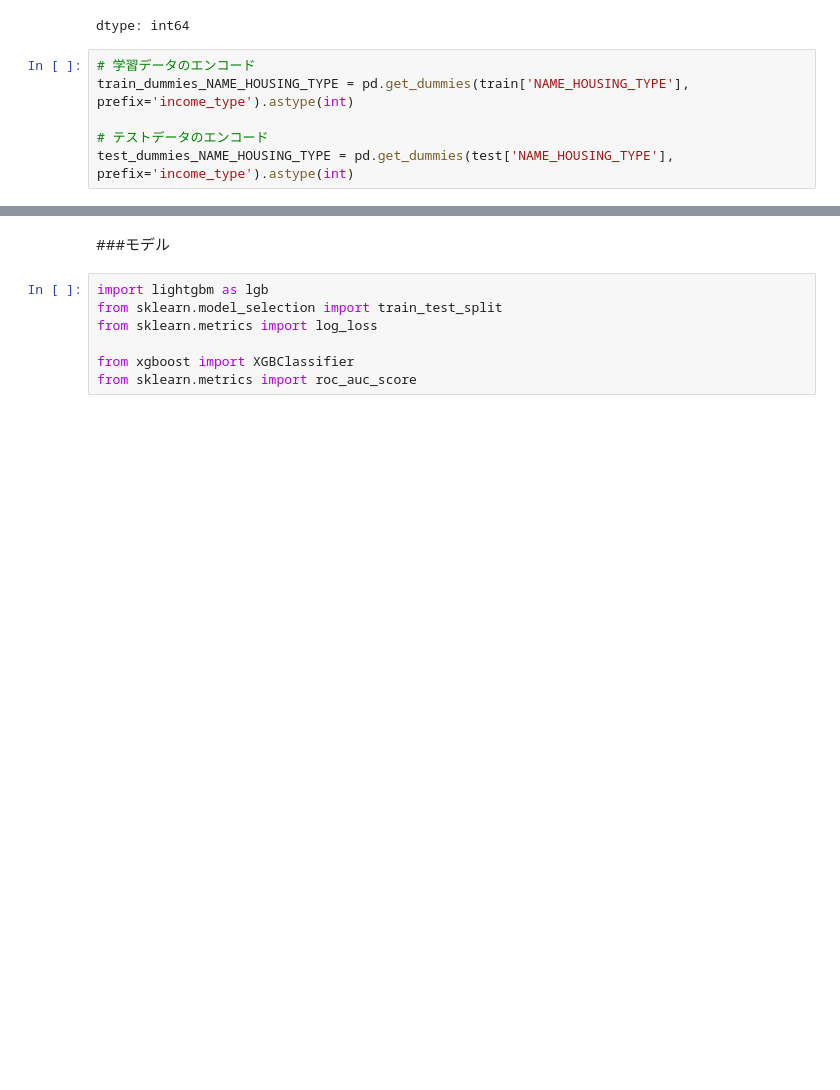
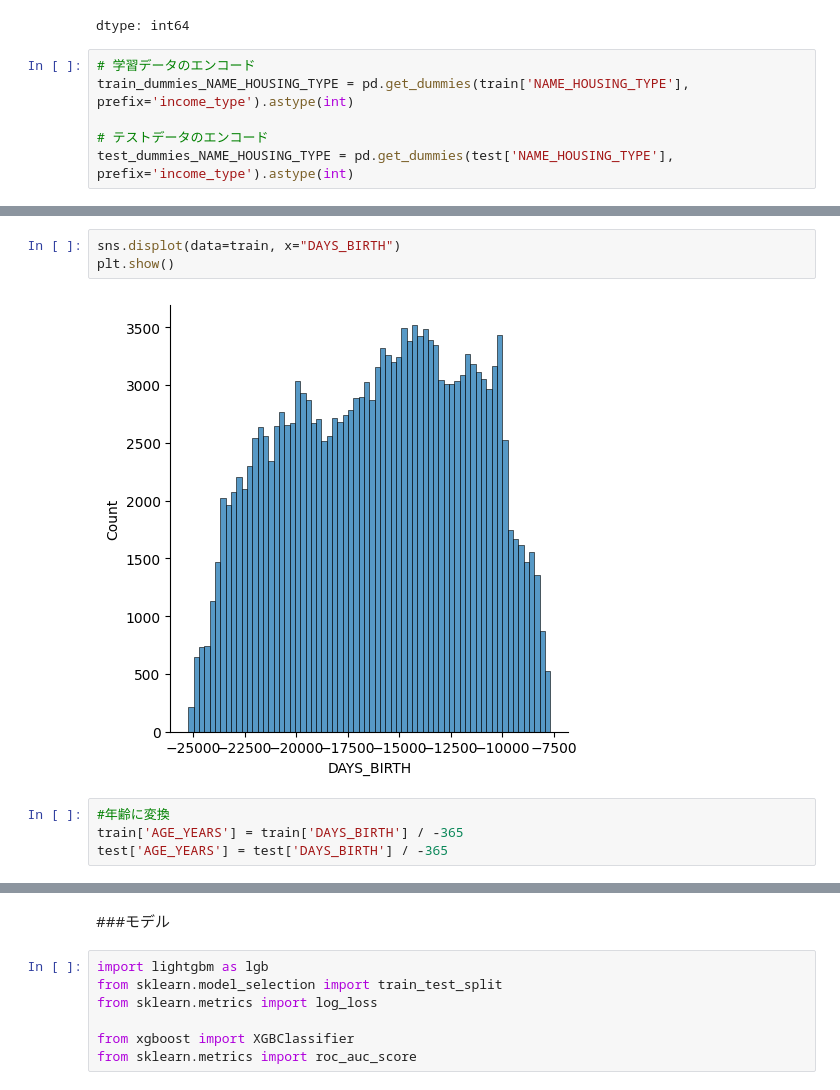
Before and after one commit to aki05162525/gci_compe2, a Jupyter notebook: compe2_ver1.ipynb, the cells around one changed output, grey strips where cells are left out. Drawn from its saved outputs; the diff is of its cells as text; blank space fills up the shorter version.

```diff
--- a/compe2_ver1.ipynb
+++ b/compe2_ver1.ipynb
@@ -557,0 +581,9 @@ test_dummies_NAME_HOUSING_TYPE = pd.get_dummies(test['NAME_HOUSING_TYPE'], prefi
+# %%
+sns.displot(data=train, x="DAYS_BIRTH")
+plt.show()
+# %% [output]
+[figure, added]
+# %%
+#年齢に変換
+train['AGE_YEARS'] = train['DAYS_BIRTH'] / -365
+test['AGE_YEARS'] = test['DAYS_BIRTH'] / -365
```
Also changed, not shown: parts of 15 cells of this notebook.
